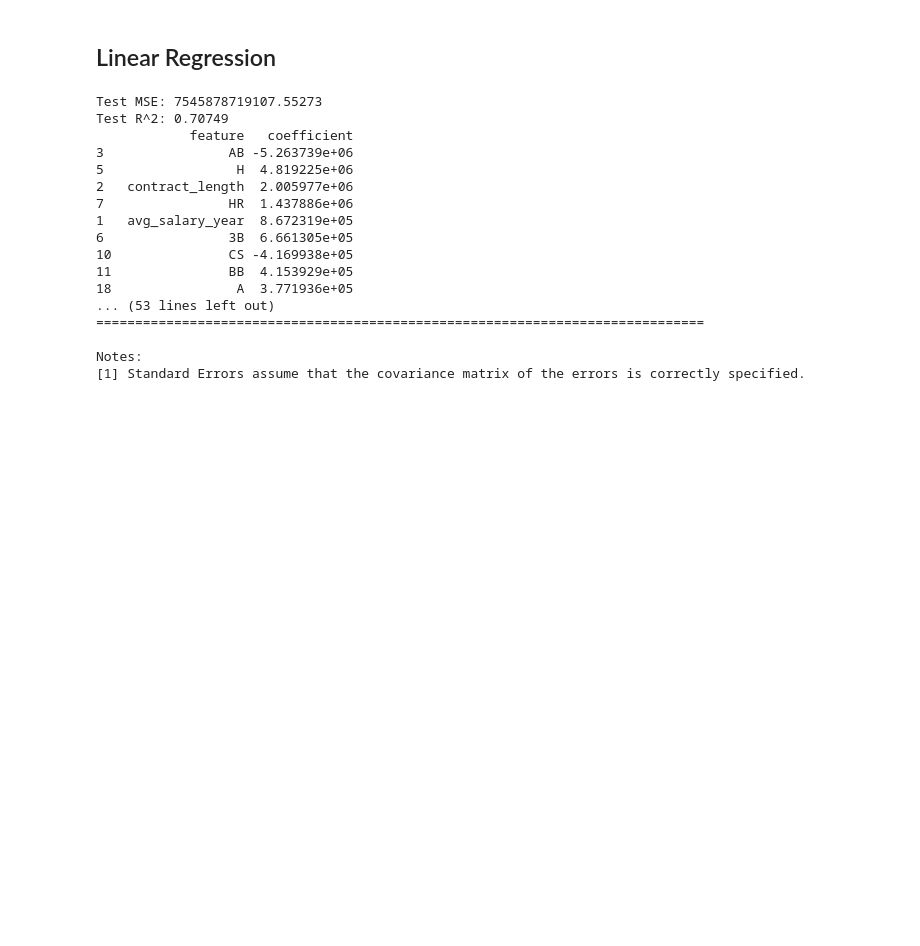
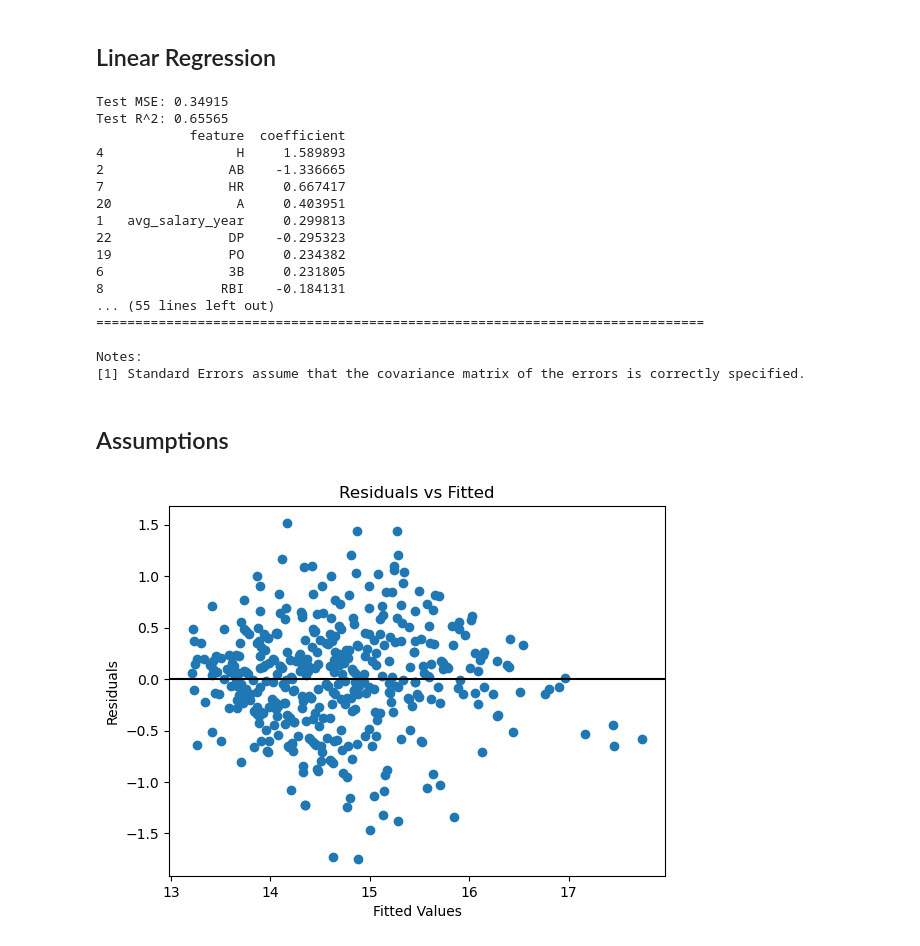
Before and after one commit to nw93929/DS6021-Project, a Jupyter notebook: models/Linear Regression Model (batters).ipynb, the cells around one changed output. Saved outputs shown, nothing was run; the diff lists cells and outputs as text; code cells hidden in the pictures; blank space fills up the shorter version.

```diff
--- a/models/Linear Regression Model (batters).ipynb
+++ b/models/Linear Regression Model (batters).ipynb
@@ -146,10 +145,10 @@ missing
 ## Linear Regression
 # %%
 batters_clean = batters.dropna(subset=["free_agent_salary"])
-X = batters_clean.drop(columns=["row_id", "playerID","year","free_agent_salary",
-                          "ZR","position","2B","SO","PO","WP",'all_star',
+X = batters_clean.drop(columns=["row_id", "playerID","year","free_agent_salary","free_agent_salary_log",
+                          "ZR","position","WP",'all_star',"contract_length",
                           "won_cy_young","won_mvp","won_gold_glove","won_silver_slugger"])
-y = batters_clean["free_agent_salary"]
+y = batters_clean["free_agent_salary_log"]
 
 # 2) Train/test split
 X_train_raw, X_test_raw, y_train, y_test = train_test_split(
@@ -222,20 +221,34 @@ X_train_sm = sm.add_constant(X_train_df)
 ols_res = sm.OLS(y_train, X_train_sm).fit()
 print(ols_res.summary())
 # %% [output]
-Test MSE: 7545878719107.55273
-Test R^2: 0.70749
-            feature   coefficient
-3                AB -5.263739e+06
-5                 H  4.819225e+06
-2   contract_length  2.005977e+06
-7                HR  1.437886e+06
-1   avg_salary_year  8.672319e+05
-6                3B  6.661305e+05
-10               CS -4.169938e+05
-11               BB  4.153929e+05
-18                A  3.771936e+05
-... (53 lines left out)
+Test MSE: 0.34915
+Test R^2: 0.65565
+            feature  coefficient
+4                 H     1.589893
+2                AB    -1.336665
+7                HR     0.667417
+20                A     0.403951
+1   avg_salary_year     0.299813
+22               DP    -0.295323
+19               PO     0.234382
+6                3B     0.231805
+8               RBI    -0.184131
+... (55 lines left out)
 ==============================================================================
 
 Notes:
 [1] Standard Errors assume that the covariance matrix of the errors is correctly specified.
+# %% [markdown]
+## Assumptions
+# %%
+residuals = ols_res.resid
+fitted = ols_res.fittedvalues
+# %%
+plt.scatter(fitted, residuals)
+plt.axhline(0, color='black')
+plt.xlabel("Fitted Values")
+plt.ylabel("Residuals")
+plt.title("Residuals vs Fitted")
+plt.show()
+# %% [output]
+[figure, added]
```
Also changed, not shown: parts of 8 cells of this notebook, 6 other files.
